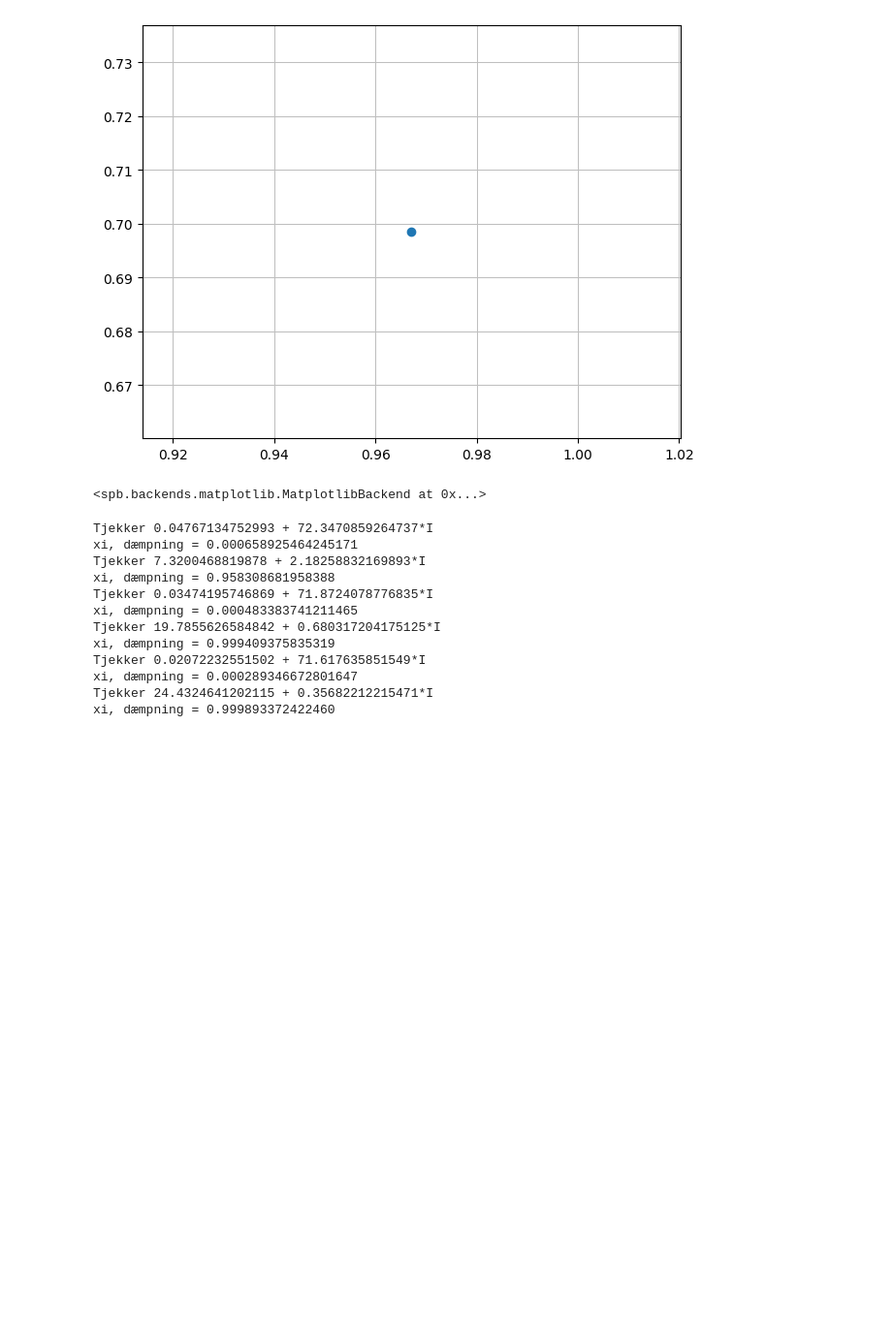
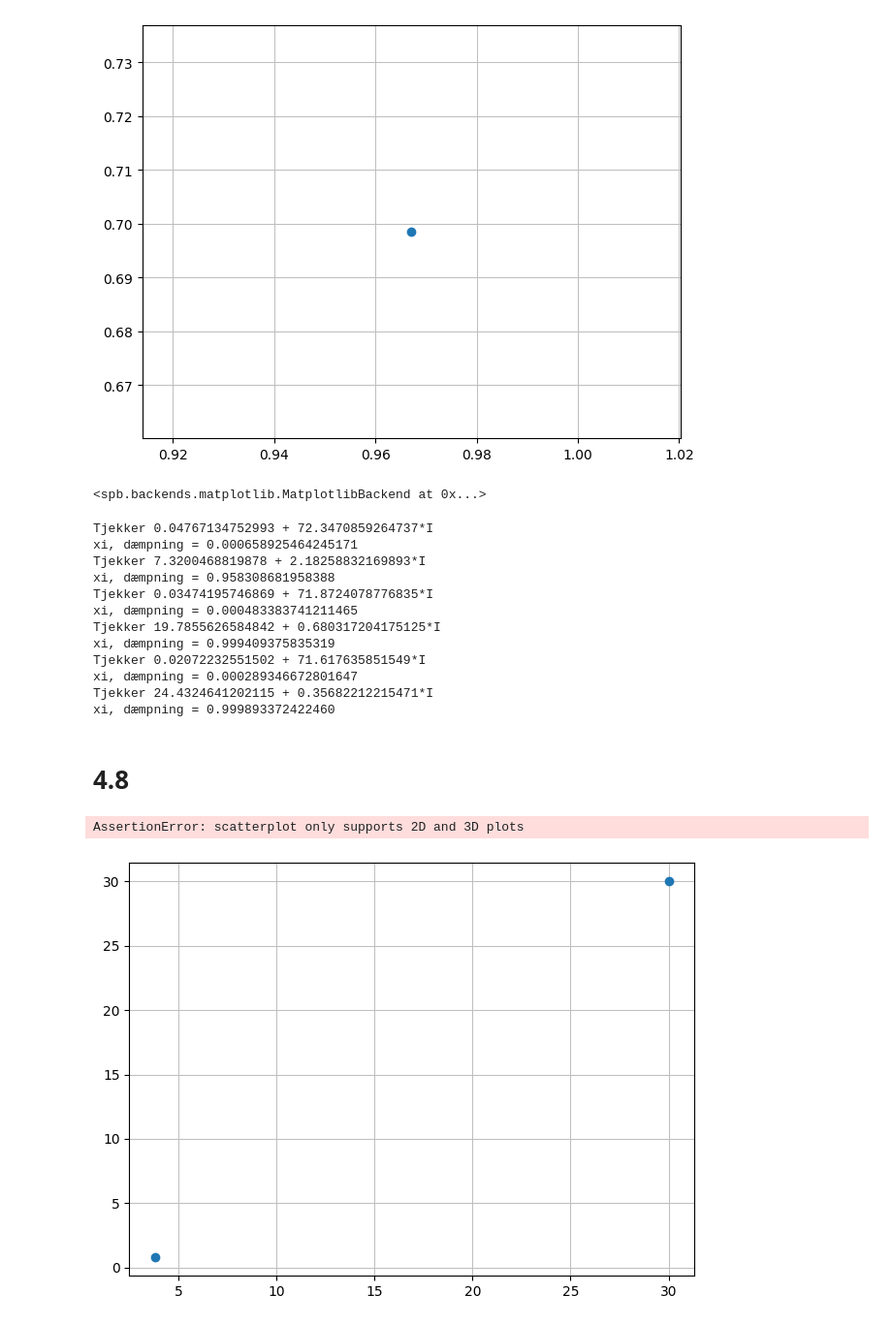
Before and after one commit to Apros7/Mat1Project, a Jupyter notebook: Opgave 4.7.ipynb, the cells around one changed output. Shown at 97% size. Cells and saved outputs as stored; diff of their text form; code cells hidden in the pictures; blank space fills up the shorter version.

```diff
--- a/Opgave 4.7.ipynb
+++ b/Opgave 4.7.ipynb
@@ -161,4 +161,34 @@ def plotløsning(lamb1,lamb2,A): # C1 = 1
     p1.extend(p2)
     p1.show()
     return y_HOM
+# %% [markdown]
+# 4.8
+# %%
+v130 = ((A30.eigenvects())[0][2][0])
+v150 = ((A50.eigenvects())[0][2][0])
+v170 = ((A70.eigenvects())[0][2][0])
+p130 = abs(v130[0]/v130[1])
+p150 = abs(v150[0]/v150[1])
+p170 = abs(v170[0]/v170[1])
+
+plot1 = dtuplot.scatter(p130,color='blue')
+
+
+v230 = ((A30.eigenvects())[1][2][0])
+v250 = ((A50.eigenvects())[1][2][0])
+v270 = ((A70.eigenvects())[1][2][0])
+# %% [output]
+AssertionError: scatterplot only supports 2D and 3D plots
+# %%
+v1 = ((A30.eigenvects())[0][2][0])
+
+p1 = (abs(v1[0])/abs(v1[1]))
+
+v2 = ((A30.eigenvects())[1][2][0])
+p2 = (abs(v2[0])/abs(v2[1]))
+
+plot1 = dtuplot.scatter([30,p1],[30,p2],color='red')
+# Det er 30 grader, og A11 er første element af egenbvektor v1. P1 er så a11/a12, og P2 er a21/a22
+# %% [output]
+[figure, added]
 # %%
```
Also changed, not shown: parts of 1 cell of this notebook.
